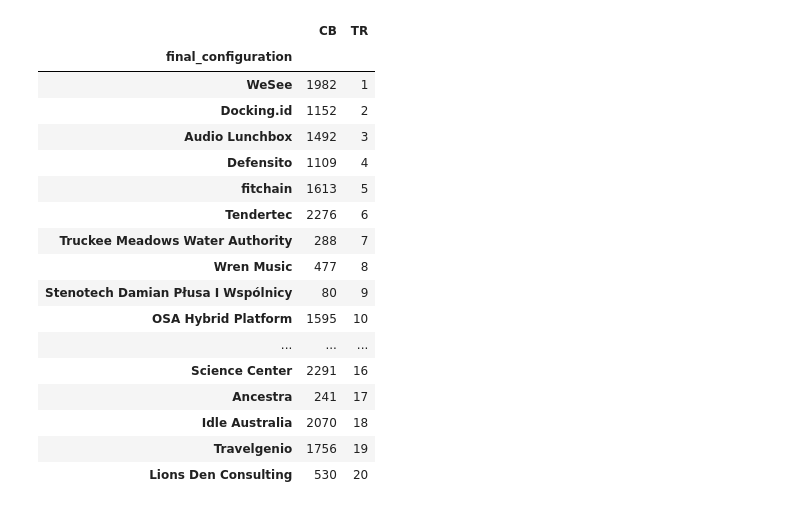
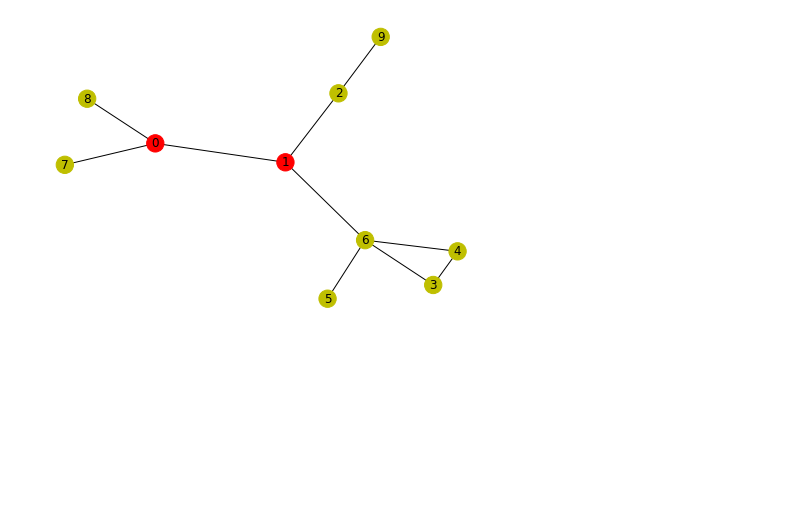
Before and after one commit to technometrics-lab/5-TechRank, a Jupyter notebook: Untitled.ipynb, the cells around one changed output. Cells and saved outputs as stored; diff of their text form; code cells hidden in the pictures; blank space fills up the shorter version.

```diff
--- a/Untitled.ipynb
+++ b/Untitled.ipynb
@@ -97,21 +0,0 @@ df_tot.head(20)
-# %%
-df_tot.sort_values("TR").head(20)
-# %% [output]
-|  | CB | TR |
-| final_configuration |  |  |
-| WeSee | 1982 | 1 |
-| Docking.id | 1152 | 2 |
-| Audio Lunchbox | 1492 | 3 |
-| Defensito | 1109 | 4 |
-| fitchain | 1613 | 5 |
-| Tendertec | 2276 | 6 |
-| Truckee Meadows Water Authority | 288 | 7 |
-| Wren Music | 477 | 8 |
-| Stenotech Damian Płusa I Wspólnicy | 80 | 9 |
-| OSA Hybrid Platform | 1595 | 10 |
-| ... | ... | ... |
-| Science Center | 2291 | 16 |
-| Ancestra | 241 | 17 |
-| Idle Australia | 2070 | 18 |
-| Travelgenio | 1756 | 19 |
-| Lions Den Consulting | 530 | 20 |
@@ -117,0 +4,8 @@ df_tot.sort_values("TR").head(20)
+# %%
+G = nx.Graph([(0, 1), (1, 2), (7, 0), (6,4), (3,6), (1,6), (0, 8), (6,5), (3,4), (2,9)])
+# %%
+color_map = ['r', 'r', 'y', 'y', 'y', 'y', 'y', 'y', 'y', 'y']
+nx.draw(G, with_labels=True,  node_color = color_map)
+plt.savefig("plots/plots_net/central_node.pdf")
+# %% [output]
+[figure, added]
```
Also changed, not shown: parts of 10 cells of this notebook, 46 other files.
